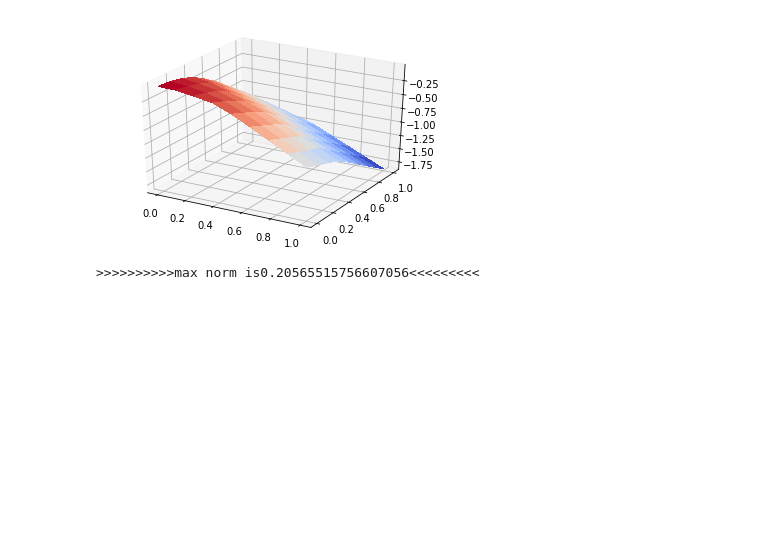
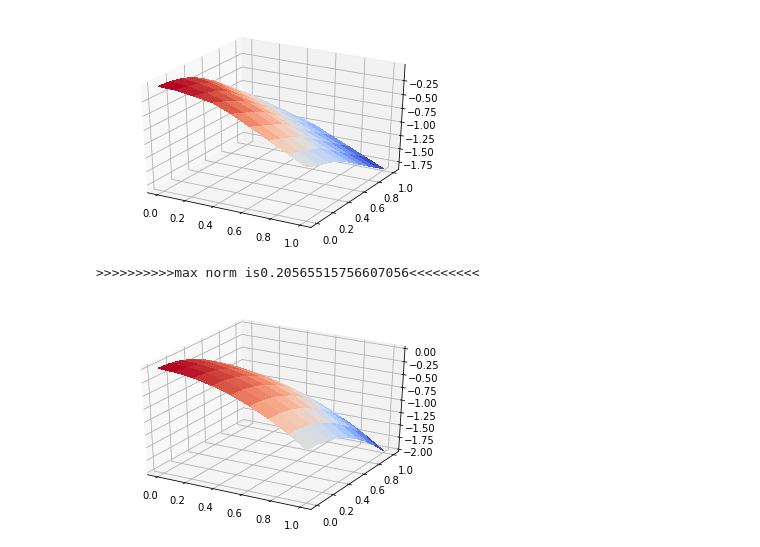
Before and after one commit to songqsh/capstone20-1, a Jupyter notebook: wenhao/HJB_nn_2d.ipynb, the cells around one changed output. Drawn from its saved outputs; the diff is of its cells as text; code cells hidden in the pictures; blank space fills up the shorter version.

```diff
--- a/wenhao/HJB_nn_2d.ipynb
+++ b/wenhao/HJB_nn_2d.ipynb
@@ -609,0 +613,17 @@ agt3.plot2d()
+# %%
+fig = plt.figure()
+ax = fig.gca(projection=Axes3D.name)
+x_cod = np.zeros(agt3.v_shape)
+y_cod = np.zeros(agt3.v_shape)
+z = np.zeros(agt3.v_shape)
+for ix in deep_iter(*agt3.v_shape):
+    x_cod[ix] = agt3.i2s(list(ix))[0]
+    y_cod[ix] = agt3.i2s(list(ix))[1]
+    z[ix] = agt3.exact_soln(agt3.i2s(list(ix)))
+    # Plot the surface.
+ax.plot_surface(x_cod, y_cod, z,
+                    cmap=cm.coolwarm,
+                    linewidth=0, antialiased=False)
+plt.show()
+# %% [output]
+[figure, added]
```
Also changed, not shown: parts of 3 cells of this notebook.
